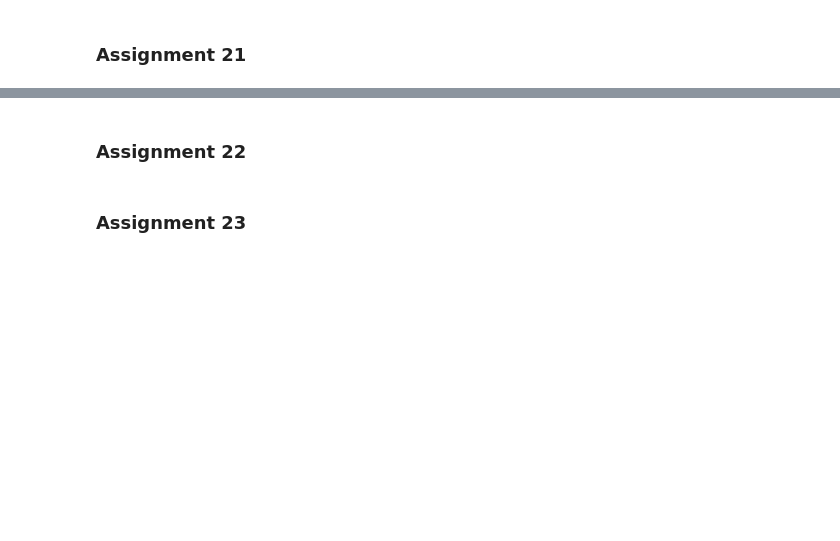
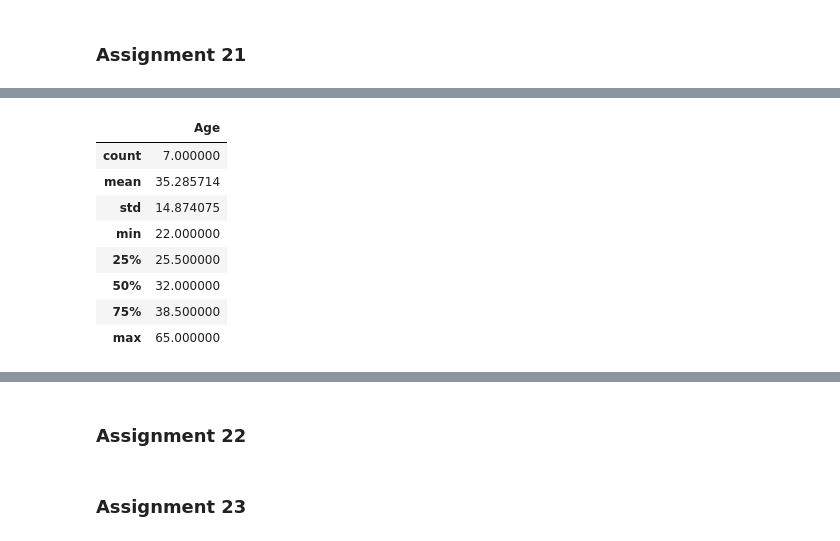
Before and after one commit to stefanomarchitto/Module-1, a Jupyter notebook: Python_Basics_Module_1_Practice_2.ipynb, the cells around one changed output, grey strips where cells are left out. Cells and saved outputs as stored; diff of their text form; code cells hidden in the pictures; blank space fills up the shorter version.

```diff
--- a/Python_Basics_Module_1_Practice_2.ipynb
+++ b/Python_Basics_Module_1_Practice_2.ipynb
@@ -2438,0 +2689,4 @@ df
+# %%
+DF = pd.concat([df_1, df_2])
+print('')
+print(DF)
@@ -2438,0 +2703,4 @@ df
+# %%
+DF.loc['Matt', 'Address'] = 'La Defense'
+print('')
+print(DF)
@@ -2461,0 +2754,11 @@ print('')
+# %%
+# change the variable age into a numeric
+
+DF['Age'] = pd.to_numeric(DF['Age'])
+
+# OR
+
+# DF.Age = pd.to_numeric(DF.Age)
+
+print('')
+DF.info()
@@ -2461,0 +2789,3 @@ print('')
+# %%
+DF.pop('age')
+print(DF)
@@ -2461,0 +2815,12 @@ print('')
+# %%
+DF.describe()
+# %% [output]
+|  | Age |
+| count | 7.000000 |
+| mean | 35.285714 |
+| std | 14.874075 |
+| min | 22.000000 |
+| 25% | 25.500000 |
+| 50% | 32.000000 |
+| 75% | 38.500000 |
+| max | 65.000000 |
```
Also changed, not shown: parts of 35 cells of this notebook.
